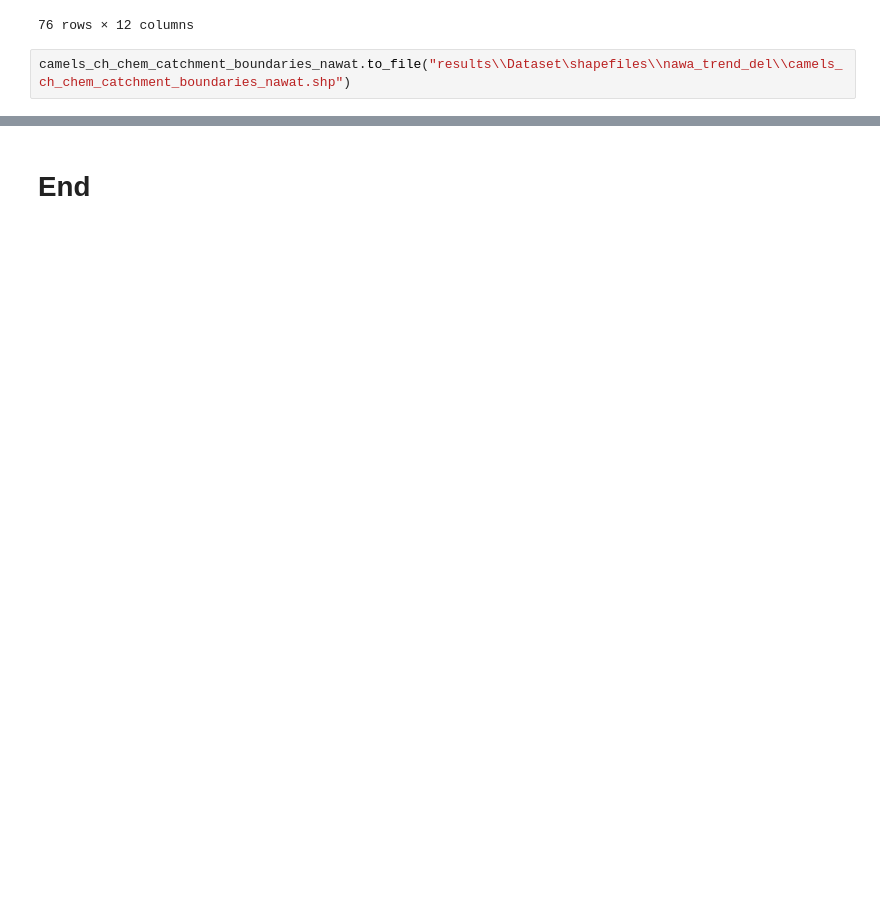
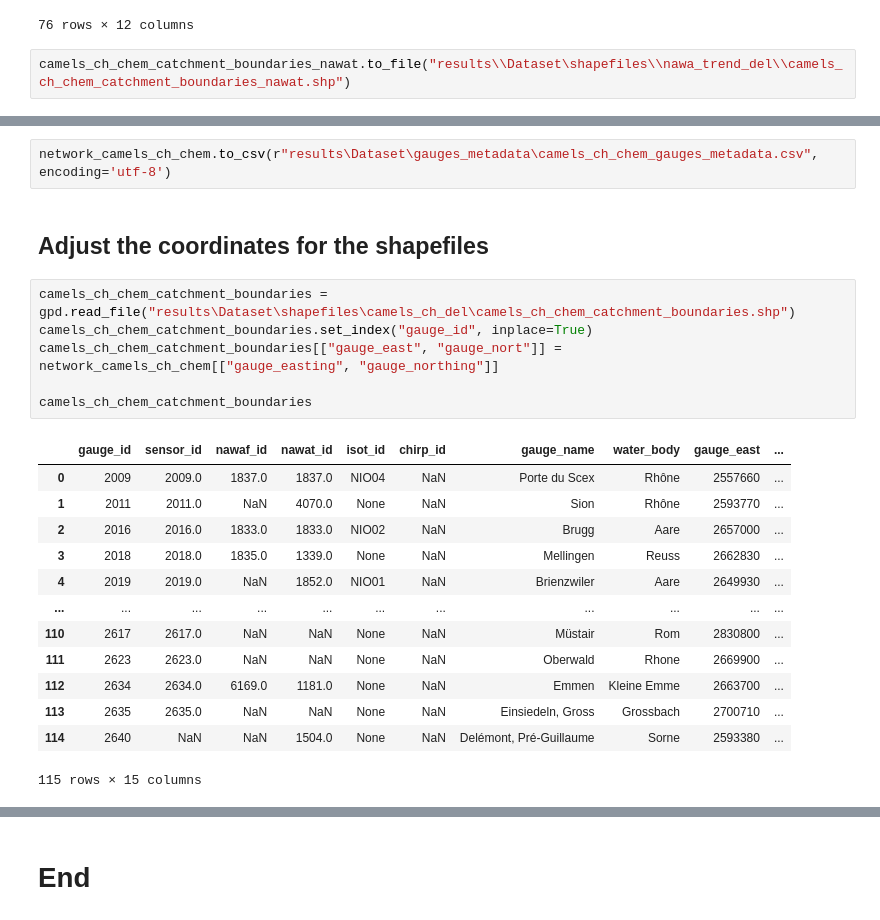
Before and after one commit to thiagovmdon/camels-ch-chem-paper, a Jupyter notebook: code/camels_ch_chem_A_metadata.ipynb, the cells around one changed output, grey strips where cells are left out. Cells and saved outputs as stored; diff of their text form; blank space fills up the shorter version.

```diff
--- a/code/camels_ch_chem_A_metadata.ipynb
+++ b/code/camels_ch_chem_A_metadata.ipynb
@@ -635,0 +750,24 @@ camels_ch_chem_catchment_boundaries_nawat.to_file("results\\Dataset\shapefiles\\
+# %%
+network_camels_ch_chem.to_csv(r"results\Dataset\gauges_metadata\camels_ch_chem_gauges_metadata.csv", encoding='utf-8')
+# %% [markdown]
+## Adjust the coordinates for the shapefiles
+# %%
+camels_ch_chem_catchment_boundaries = gpd.read_file("results\Dataset\shapefiles\camels_ch_del\camels_ch_chem_catchment_boundaries.shp")
+camels_ch_chem_catchment_boundaries.set_index("gauge_id", inplace=True)
+camels_ch_chem_catchment_boundaries[["gauge_east", "gauge_nort"]] = network_camels_ch_chem[["gauge_easting", "gauge_northing"]]
+
+camels_ch_chem_catchment_boundaries
+# %% [output]
+|  | gauge_id | sensor_id | nawaf_id | nawat_id | isot_id | chirp_id | gauge_name | water_body | gauge_east | ... |
+| 0 | 2009 | 2009.0 | 1837.0 | 1837.0 | NIO04 | NaN | Porte du Scex | Rhône | 2557660 | ... |
+| 1 | 2011 | 2011.0 | NaN | 4070.0 | None | NaN | Sion | Rhône | 2593770 | ... |
+| 2 | 2016 | 2016.0 | 1833.0 | 1833.0 | NIO02 | NaN | Brugg | Aare | 2657000 | ... |
+| 3 | 2018 | 2018.0 | 1835.0 | 1339.0 | None | NaN | Mellingen | Reuss | 2662830 | ... |
+| 4 | 2019 | 2019.0 | NaN | 1852.0 | NIO01 | NaN | Brienzwiler | Aare | 2649930 | ... |
+| ... | ... | ... | ... | ... | ... | ... | ... | ... | ... | ... |
+| 110 | 2617 | 2617.0 | NaN | NaN | None | NaN | Müstair | Rom | 2830800 | ... |
+| 111 | 2623 | 2623.0 | NaN | NaN | None | NaN | Oberwald | Rhone | 2669900 | ... |
+| 112 | 2634 | 2634.0 | 6169.0 | 1181.0 | None | NaN | Emmen | Kleine Emme | 2663700 | ... |
+| 113 | 2635 | 2635.0 | NaN | NaN | None | NaN | Einsiedeln, Gross | Grossbach | 2700710 | ... |
+| 114 | 2640 | NaN | NaN | 1504.0 | None | NaN | Delémont, Pré-Guillaume | Sorne | 2593380 | ... |
+115 rows × 15 columns
```
Also changed, not shown: parts of 13 cells of this notebook, 1 other file.
